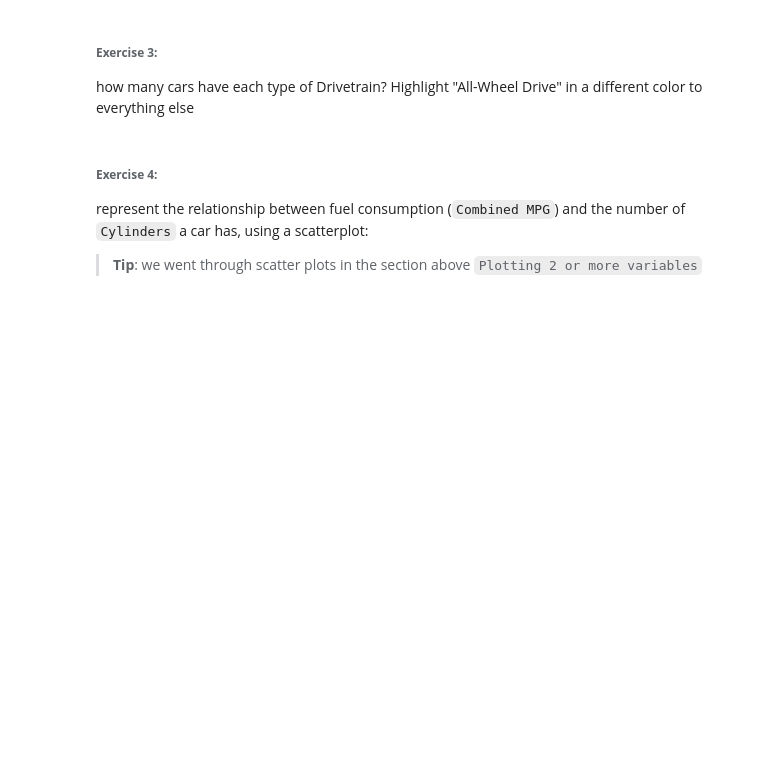
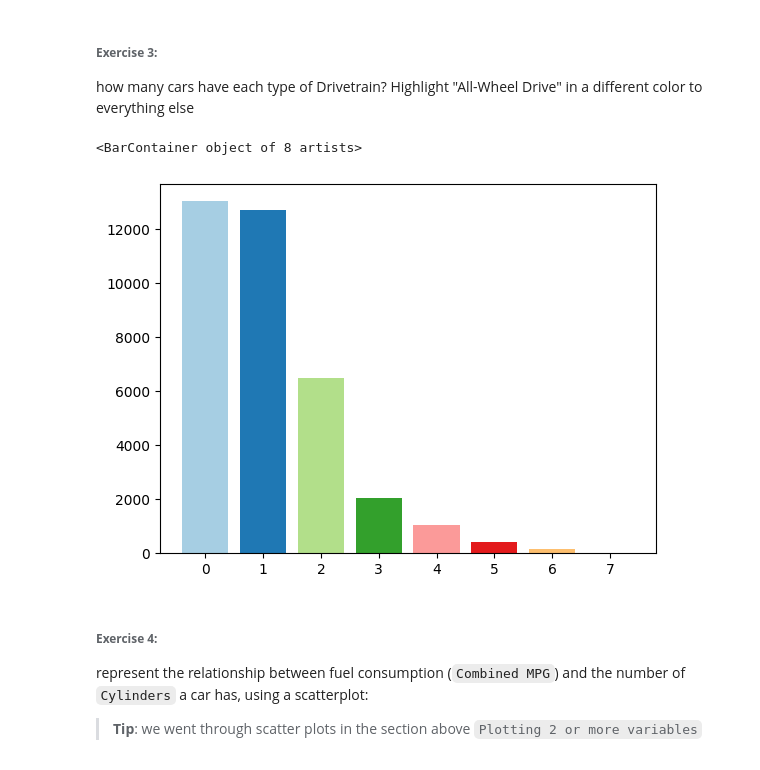
Before and after one commit to PhoenixCC0722/JoinTheGame_Magist, a Jupyter notebook: 12_pandas_plot.ipynb, the cells around one changed output. Saved outputs shown, nothing was run; the diff lists cells and outputs as text; code cells hidden in the pictures; blank space fills up the shorter version.

```diff
--- a/12_pandas_plot.ipynb
+++ b/12_pandas_plot.ipynb
@@ -266,3 +227,15 @@ how many cars have each type of Drivetrain? Highlight "All-Wheel Drive" in a dif
+# %%
+import matplotlib.pyplot as plt
+import pandas as pd
+import numpy as np
+cars.head()
+freq = cars.Drivetrain.value_counts()#
+#print(len(freq))
+plt.bar(range(len(freq)), freq, color=plt.cm.Paired(np.arange(len(freq))))
+#plt.show
+# %% [output]
+<BarContainer object of 8 artists>
+[figure, added]
 # %% [markdown]
 ###### **Exercise 4:**
 represent the relationship between fuel consumption (`Combined MPG`) and the number of `Cylinders` a car has, using a scatterplot:
```
Also changed, not shown: parts of 18 cells of this notebook.
